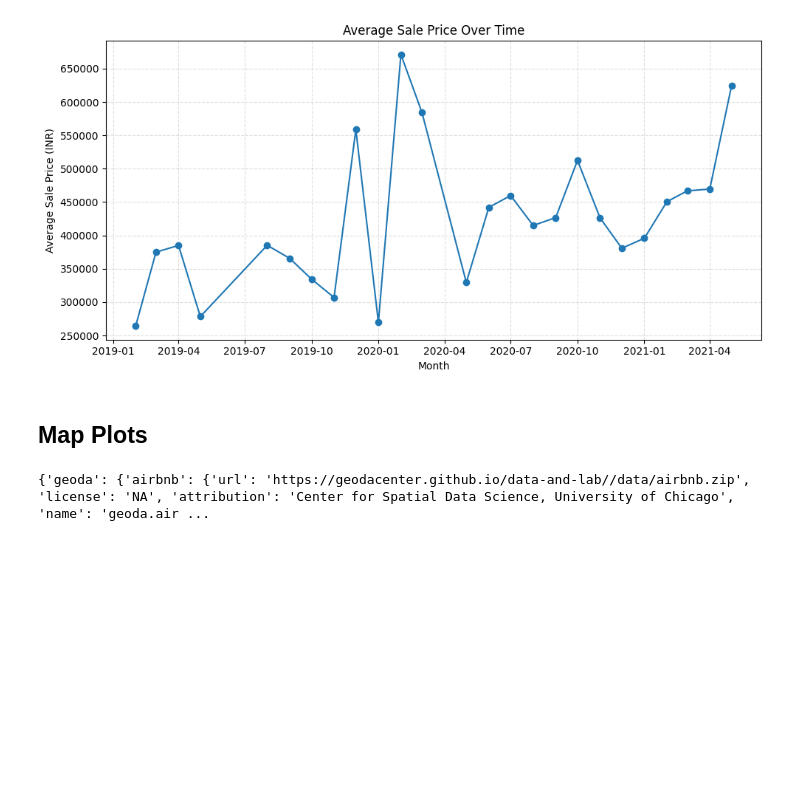
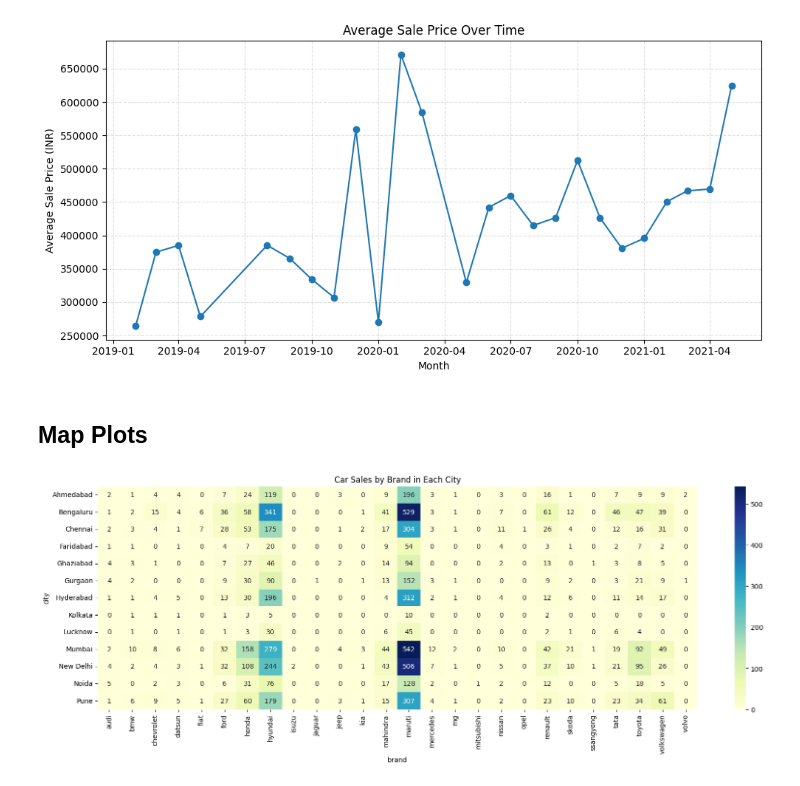
Before and after one commit to aarschne/UN5550finalproject, a Jupyter notebook: data_cleaning_visualization.ipynb, the cells around one changed output. Drawn from its saved outputs; the diff is of its cells as text; code cells hidden in the pictures; blank space fills up the shorter version.

Commit message:
Added two plots

```diff
--- a/data_cleaning_visualization.ipynb
+++ b/data_cleaning_visualization.ipynb
@@ -199,10 +199,17 @@ map_cars = gpd.GeoDataFrame(df, geometry=geometry, crs="EPSG:4326")
 #world = gpd.read_file(get_path("naturalearth_lowres"))
 #print(world.head())
 #TODO: Find map of the world that can be imported with python
-print(geodatasets.data)
+#world = gpd.read_file(gpd.datasets.get_path('naturalearth_lowres'))
-# %% [output]
-{'geoda': {'airbnb': {'url': 'https://geodacenter.github.io/data-and-lab//data/airbnb.zip', 'license': 'NA', 'attribution': 'Center for Spatial Data Science, University of Chicago', 'name': 'geoda.air ...
 # %%
-#TODO: City vs. brand name
+, #TODO: City vs. brand name
+df["brand"] = df["car_name"].astype("str").str.split(" ").str[0]
+popular_brands = df.groupby(["city", "lon", "lat", "brand"]).size().reset_index(name="count")
+popular_brands = popular_brands.pivot(index="city", columns="brand", values="count").fillna(0)
+
+plt.figure(figsize=(20, 6))
+sns.heatmap(popular_brands, annot=True, fmt=".0f", cmap="YlGnBu");
+plt.title("Car Sales by Brand in Each City");
+# %% [output]
+[figure, added]
 # %%
 #TODO: City vs. average kilometers run
```
Also changed, not shown: parts of 2 cells of this notebook.
